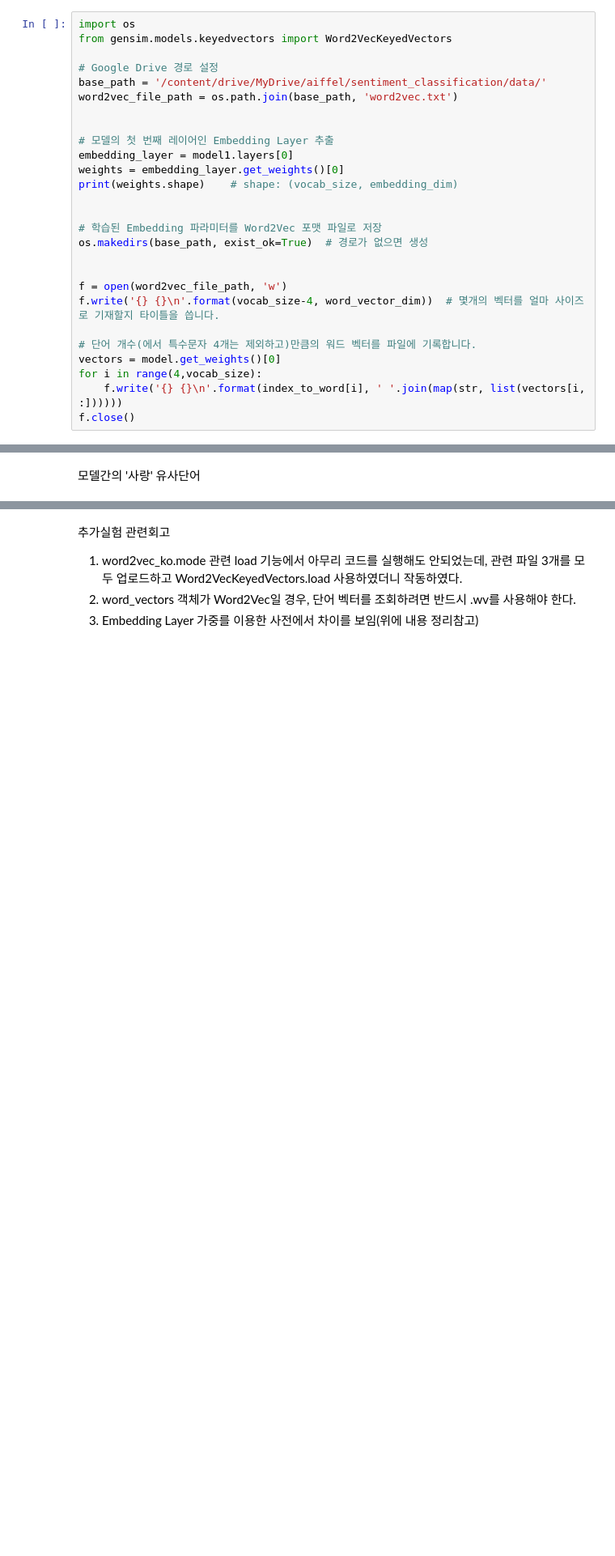
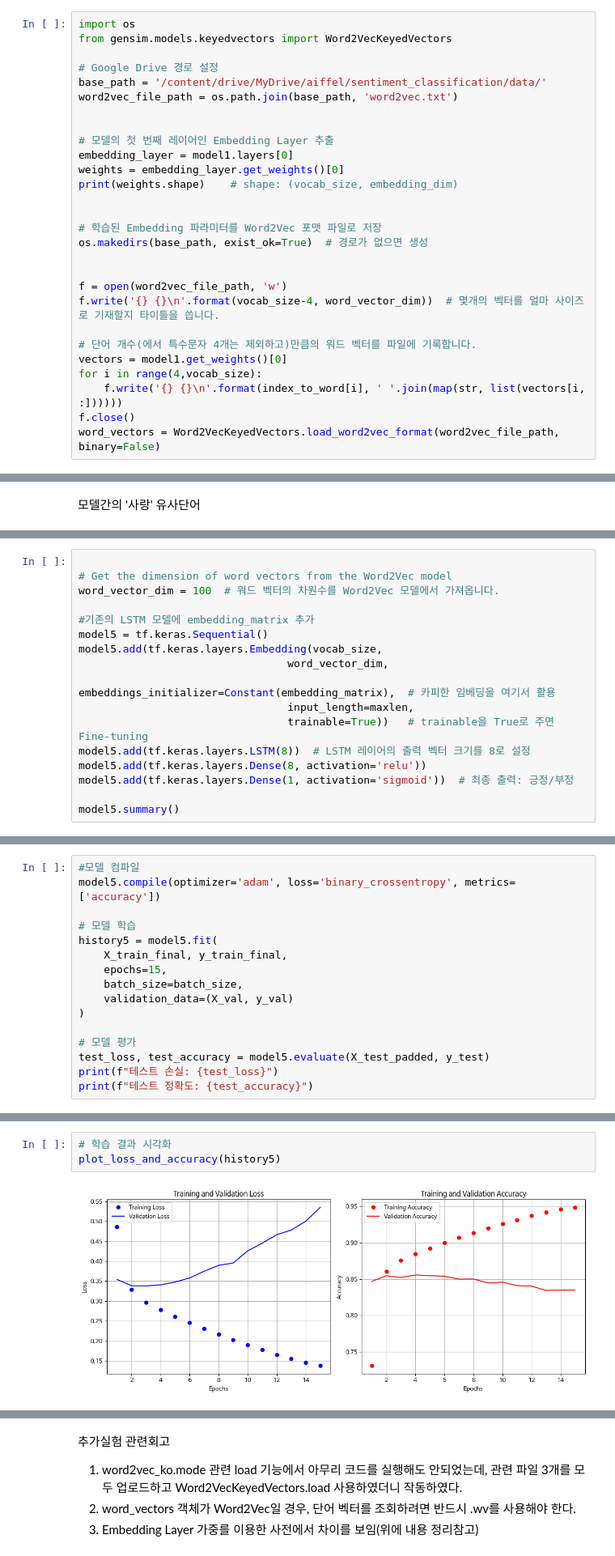
Before and after one commit to PeterYYong/AIFFEL_quest_rs, a Jupyter notebook: Exploration/Ex05/Ex05.ipynb, the cells around one changed output, grey strips where cells are left out. Shown: that part at 81% size. Cells and saved outputs as stored; diff of their text form; blank space fills up the shorter version.

```diff
--- a/Exploration/Ex05/Ex05.ipynb
+++ b/Exploration/Ex05/Ex05.ipynb
@@ -617,10 +643,11 @@ f = open(word2vec_file_path, 'w')
 f.write('{} {}\n'.format(vocab_size-4, word_vector_dim))  # 몇개의 벡터를 얼마 사이즈로 기재할지 타이틀을 씁니다.
 
 # 단어 개수(에서 특수문자 4개는 제외하고)만큼의 워드 벡터를 파일에 기록합니다.
-vectors = model.get_weights()[0]
+vectors = model1.get_weights()[0]
 for i in range(4,vocab_size):
     f.write('{} {}\n'.format(index_to_word[i], ' '.join(map(str, list(vectors[i, :])))))
 f.close()
+word_vectors = Word2VecKeyedVectors.load_word2vec_format(word2vec_file_path, binary=False)
 # %% [output]
 (10000, 16)
 # %%
@@ -858,0 +927,17 @@ comparison_df
+# %%
+
+# Get the dimension of word vectors from the Word2Vec model
+word_vector_dim = 100  # 워드 벡터의 차원수를 Word2Vec 모델에서 가져옵니다.
+
+#기존의 LSTM 모델에 embedding_matrix 추가
+model5 = tf.keras.Sequential()
+model5.add(tf.keras.layers.Embedding(vocab_size,
+                                 word_vector_dim,
+                                 embeddings_initializer=Constant(embedding_matrix),  # 카피한 임베딩을 여기서 활용
+                                 input_length=maxlen,
+                                 trainable=True))   # trainable을 True로 주면 Fine-tuning
+model5.add(tf.keras.layers.LSTM(8))  # LSTM 레이어의 출력 벡터 크기를 8로 설정
+model5.add(tf.keras.layers.Dense(8, activation='relu'))
+model5.add(tf.keras.layers.Dense(1, activation='sigmoid'))  # 최종 출력: 긍정/부정
+
+model5.summary()
@@ -858,0 +960,16 @@ comparison_df
+# %%
+#모델 컴파일
+model5.compile(optimizer='adam', loss='binary_crossentropy', metrics=['accuracy'])
+
+# 모델 학습
+history5 = model5.fit(
+    X_train_final, y_train_final,
+    epochs=15,
+    batch_size=batch_size,
+    validation_data=(X_val, y_val)
+)
+
+# 모델 평가
+test_loss, test_accuracy = model5.evaluate(X_test_padded, y_test)
+print(f"테스트 손실: {test_loss}")
+print(f"테스트 정확도: {test_accuracy}")
@@ -858,0 +994,5 @@ comparison_df
+# %%
+# 학습 결과 시각화
+plot_loss_and_accuracy(history5)
+# %% [output]
+[figure, added]
```
Also changed, not shown: parts of 31 cells of this notebook.
